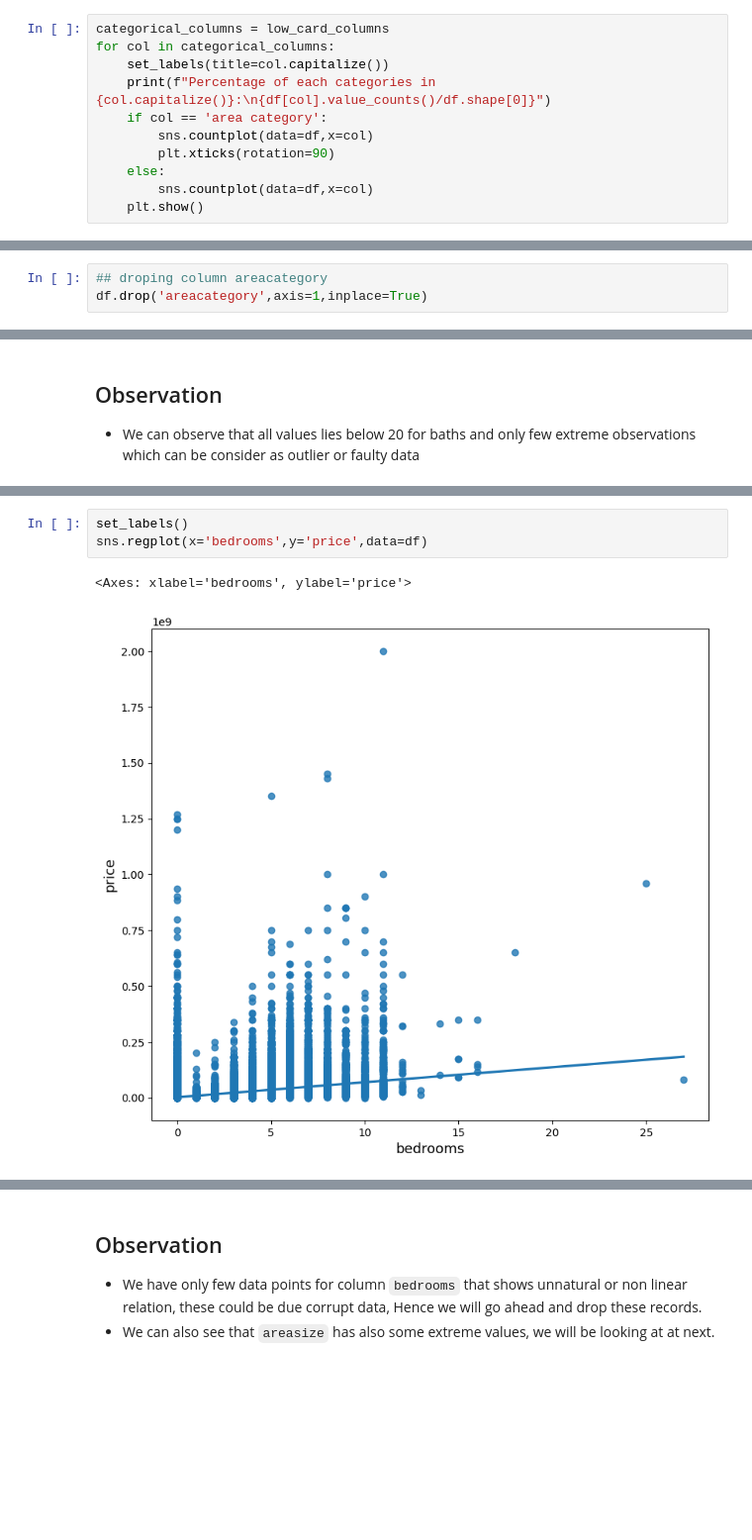
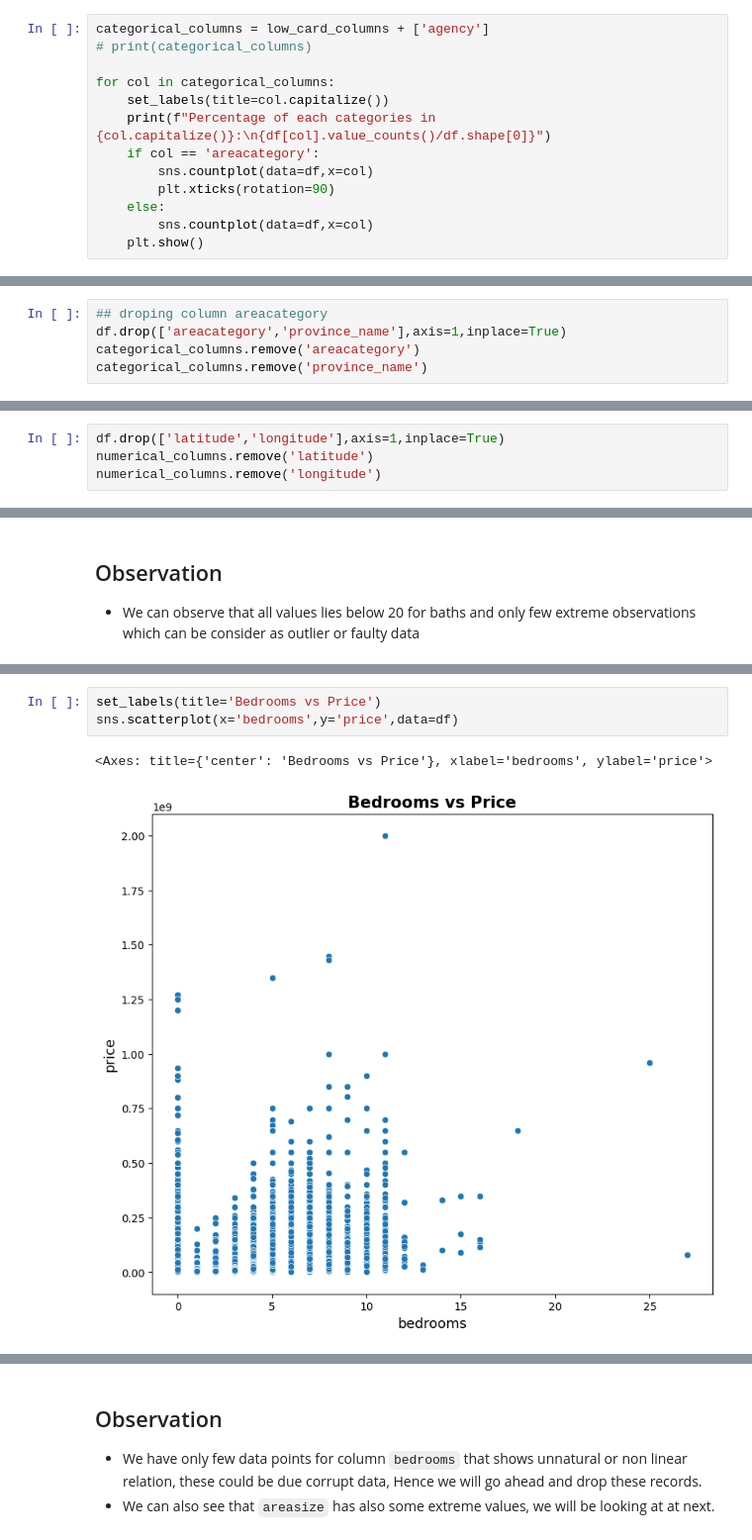
Before and after one commit to SinghJagpreet096/HousePrice-Prediction, a Jupyter notebook: model.ipynb, the cells around one changed output, grey strips where cells are left out. Shown: that part at 99% size. Saved outputs shown, nothing was run; the diff lists cells and outputs as text; blank space fills up the shorter version.

```diff
--- a/model.ipynb
+++ b/model.ipynb
@@ -270,11 +290,13 @@ print(f"shape after drop:{df.shape}")
 # %% [output]
 shape after drop:(120644, 11)
 # %%
-categorical_columns = low_card_columns
+categorical_columns = low_card_columns + ['agency']
+# print(categorical_columns)
+
 for col in categorical_columns:
     set_labels(title=col.capitalize())
     print(f"Percentage of each categories in {col.capitalize()}:\n{df[col].value_counts()/df.shape[0]}")
-    if col == 'area category':
+    if col == 'areacategory':
         sns.countplot(data=df,x=col)
         plt.xticks(rotation=90)
     else:
@@ -332,6 +361,8 @@ Name: count, dtype: float64
 # %%
 ## droping column areacategory
-df.drop('areacategory',axis=1,inplace=True)
+df.drop(['areacategory','province_name'],axis=1,inplace=True)
+categorical_columns.remove('areacategory')
+categorical_columns.remove('province_name')
 # %% [markdown]
 ## Numerical Columns
 # %%
@@ -371,3 +395,7 @@ q1,q3,iqr,low_bound,upper_bound
+# %%
+df.drop(['latitude','longitude'],axis=1,inplace=True)
+numerical_columns.remove('latitude')
+numerical_columns.remove('longitude')
 # %%
 set_labels(title='Price vs Baths',xlabel='Price',ylabel='Baths')
 sns.scatterplot(y='price',x='baths',data=df)
@@ -404,7 +432,7 @@ shape after removing faulty data: (120643, 10)
 # %%
-set_labels()
-sns.regplot(x='bedrooms',y='price',data=df)
+set_labels(title='Bedrooms vs Price')
+sns.scatterplot(x='bedrooms',y='price',data=df)
 # %% [output]
-<Axes: xlabel='bedrooms', ylabel='price'>
+<Axes: title={'center': 'Bedrooms vs Price'}, xlabel='bedrooms', ylabel='price'>
-[figure, old version]
+[figure, new version]
 # %%
```
Also changed, not shown: parts of 32 cells of this notebook.
